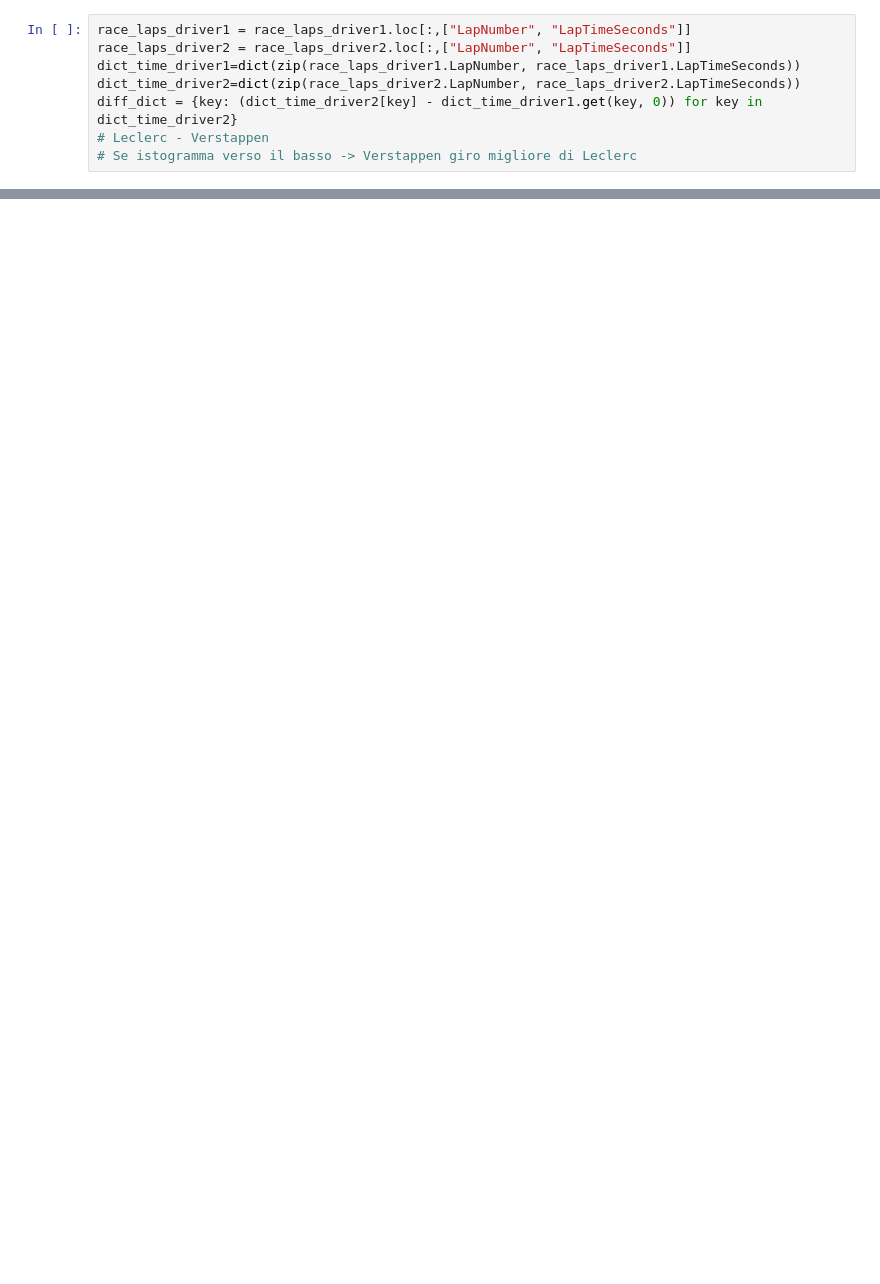
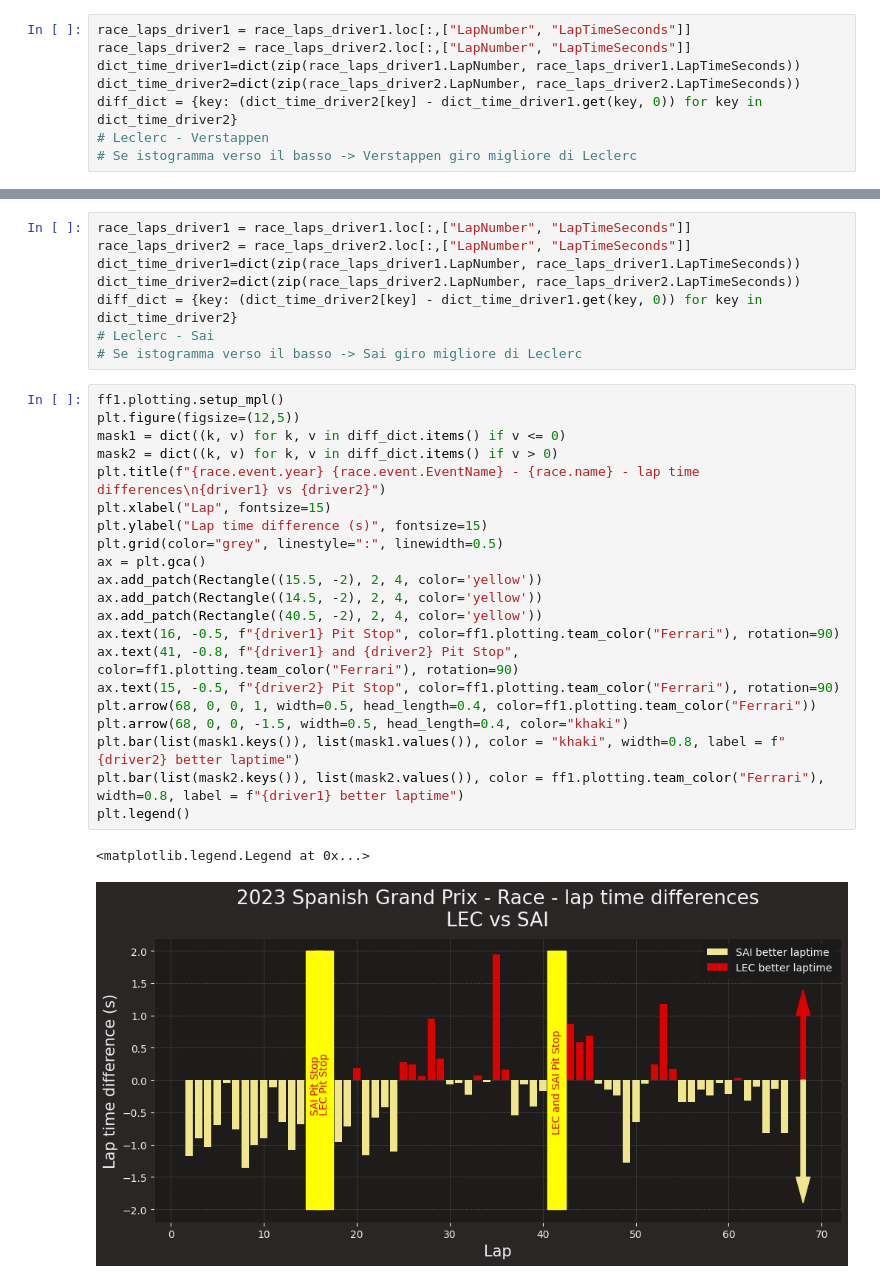
Before and after one commit to Rick8998/Spain2023F1, a Jupyter notebook: SessionAnalysis/race_pace.ipynb, the cells around one changed output, grey strips where cells are left out. Cells and saved outputs as stored; diff of their text form; blank space fills up the shorter version.

Commit message:
Analisi tempi sul giro

```diff
--- a/SessionAnalysis/race_pace.ipynb
+++ b/SessionAnalysis/race_pace.ipynb
@@ -75,0 +111,32 @@ plt.legend()
+# %%
+race_laps_driver1 = race_laps_driver1.loc[:,["LapNumber", "LapTimeSeconds"]]
+race_laps_driver2 = race_laps_driver2.loc[:,["LapNumber", "LapTimeSeconds"]]
+dict_time_driver1=dict(zip(race_laps_driver1.LapNumber, race_laps_driver1.LapTimeSeconds))
+dict_time_driver2=dict(zip(race_laps_driver2.LapNumber, race_laps_driver2.LapTimeSeconds))
+diff_dict = {key: (dict_time_driver2[key] - dict_time_driver1.get(key, 0)) for key in dict_time_driver2}
+# Leclerc - Sai
+# Se istogramma verso il basso -> Sai giro migliore di Leclerc
+# %%
+ff1.plotting.setup_mpl()
+plt.figure(figsize=(12,5))
+mask1 = dict((k, v) for k, v in diff_dict.items() if v <= 0)
+mask2 = dict((k, v) for k, v in diff_dict.items() if v > 0)
+plt.title(f"{race.event.year} {race.event.EventName} - {race.name} - lap time differences\n{driver1} vs {driver2}")
+plt.xlabel("Lap", fontsize=15)
+plt.ylabel("Lap time difference (s)", fontsize=15)
+plt.grid(color="grey", linestyle=":", linewidth=0.5)
+ax = plt.gca()
+ax.add_patch(Rectangle((15.5, -2), 2, 4, color='yellow'))
+ax.add_patch(Rectangle((14.5, -2), 2, 4, color='yellow'))
+ax.add_patch(Rectangle((40.5, -2), 2, 4, color='yellow'))
+ax.text(16, -0.5, f"{driver1} Pit Stop", color=ff1.plotting.team_color("Ferrari"), rotation=90)
+ax.text(41, -0.8, f"{driver1} and {driver2} Pit Stop", color=ff1.plotting.team_color("Ferrari"), rotation=90)
+ax.text(15, -0.5, f"{driver2} Pit Stop", color=ff1.plotting.team_color("Ferrari"), rotation=90)
+plt.arrow(68, 0, 0, 1, width=0.5, head_length=0.4, color=ff1.plotting.team_color("Ferrari"))
+plt.arrow(68, 0, 0, -1.5, width=0.5, head_length=0.4, color="khaki")
+plt.bar(list(mask1.keys()), list(mask1.values()), color = "khaki", width=0.8, label = f"{driver2} better laptime")
+plt.bar(list(mask2.keys()), list(mask2.values()), color = ff1.plotting.team_color("Ferrari"), width=0.8, label = f"{driver1} better laptime")
+plt.legend()
+# %% [output]
+<matplotlib.legend.Legend at 0x...>
+[figure, added]
```
Also changed, not shown: parts of 17 cells of this notebook, 1 other file.
